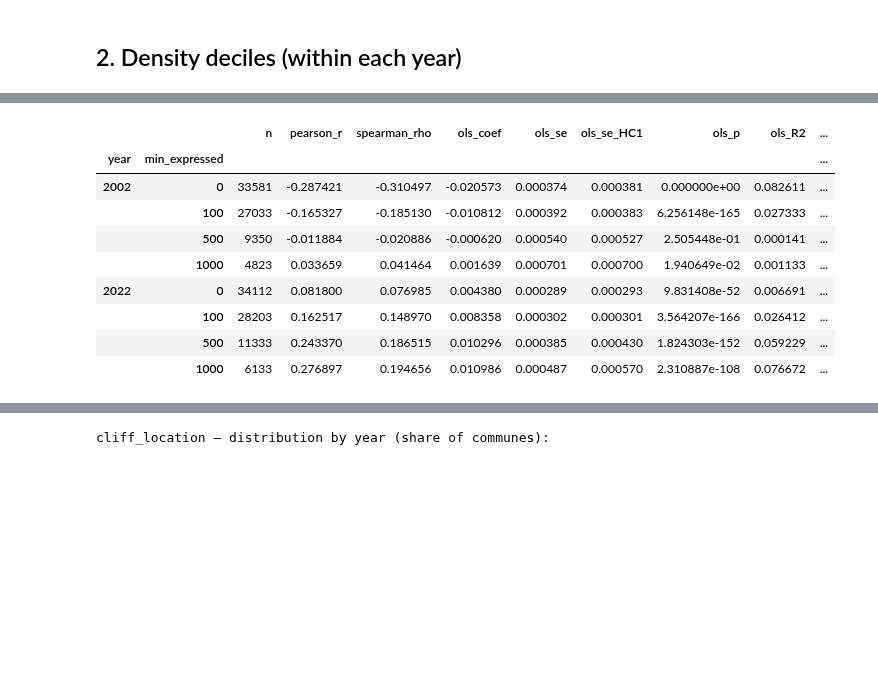
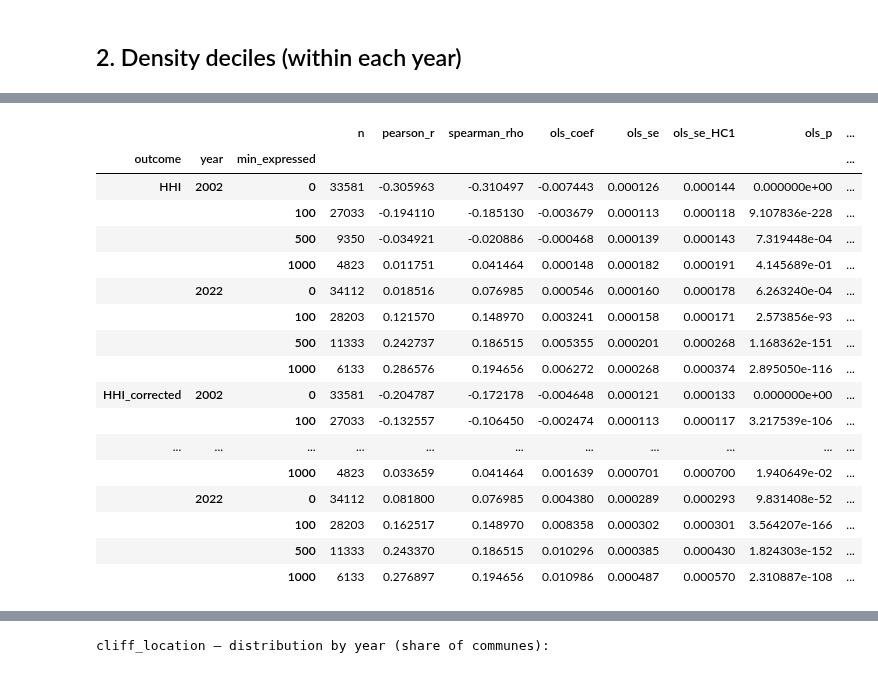
Before and after one commit to clarasalas/strategic-voting-geo-2RS, a Jupyter notebook: notebooks/analysis_communes.ipynb, the cells around one changed output, grey strips where cells are left out. Cells and saved outputs as stored; diff of their text form; code cells hidden in the pictures; blank space fills up the shorter version.

```diff
--- a/notebooks/analysis_communes.ipynb
+++ b/notebooks/analysis_communes.ipynb
@@ -37,7 +54,9 @@ merged.groupby("year").agg(all=("commune_code", "size"), main_sample=("main_samp
 # %%
 for year in YEARS:
     sub = main[main["year"] == year]
-    fig, ax = plt.subplots(figsize=(7, 5))
-    commune_scatter(sub, "CENP", ax, f"{year}: CENP vs log population density (communes, n = {len(sub)})", "CENP")
+    fig, axes = plt.subplots(1, len(OUTCOMES), figsize=(18, 5))
+    for ax, (y, label) in zip(axes, OUTCOMES.items()):
+        d = sub.dropna(subset=[y])
+        commune_scatter(d, y, ax, f"{year}: {label} vs log density (n = {len(d)})", label)
     show_plot(fig)
 # %% [output]
@@ -115,6 +137,9 @@ pd.DataFrame({
 main["density_decile"] = main.groupby("year")["density"].transform(lambda s: pd.qcut(s, 10, labels=False) + 1)
 by_decile = main.groupby(["year", "density_decile"]).agg(
     n_communes=("commune_code", "size"), density_median=("density", "median"),
+    expressed_median=("expressed", "median"),
+    HHI_mean=("HHI", "mean"), HHI_median=("HHI", "median"),
+    HHI_corrected_mean=("HHI_corrected", "mean"), HHI_corrected_median=("HHI_corrected", "median"),
     CENP_mean=("CENP", "mean"), CENP_median=("CENP", "median"),
     cliff_magnitude_mean=("cliff_magnitude", "mean"), cliff_ratio_mean=("cliff_ratio", "mean"),
 )
@@ -141,11 +166,12 @@ by_decile
 # %%
-fig, ax = plt.subplots(figsize=(7, 4.5))
-for year in YEARS:
-    ax.plot(by_decile.loc[year].index, by_decile.loc[year]["CENP_mean"], "o-", label=str(year))
-ax.set_xticks(range(1, 11))
-ax.set_xlabel("Density decile within the election year (1 = least dense)")
-ax.set_ylabel("Mean CENP")
-ax.set_title("Mean CENP by commune density decile")
-ax.legend()
+fig, axes = plt.subplots(1, len(OUTCOMES), figsize=(18, 4.5))
+for ax, (y, label) in zip(axes, OUTCOMES.items()):
+    for year in YEARS:
+        ax.plot(by_decile.loc[year].index, by_decile.loc[year][f"{y}_mean"], "o-", label=str(year))
+    ax.set_xticks(range(1, 11))
+    ax.set_xlabel("Density decile within the election year (1 = least dense)")
+    ax.set_ylabel(f"Mean {label}")
+    ax.set_title(f"Mean {label} by commune density decile")
+    ax.legend()
 show_plot(fig)
 # %% [output]
@@ -158,22 +186,32 @@ votes — none of these cutoffs is "the right one"; the point is to see whether
 # %%
 CUTOFFS = [0, 100, 500, 1000]
 rows = []
-for year in YEARS:
-    for cutoff in CUTOFFS:
-        sub = main[(main["year"] == year) & (main["expressed"] >= cutoff)]
-        rows.append({"year": year, "min_expressed": cutoff, **association_stats(sub, "CENP", weighted=True)})
-robustness = pd.DataFrame(rows).set_index(["year", "min_expressed"])
+for y in OUTCOMES:
+    for year in YEARS:
+        for cutoff in CUTOFFS:
+            sub = main[(main["year"] == year) & (main["expressed"] >= cutoff)]
+            rows.append({"outcome": y, "year": year, "min_expressed": cutoff,
+                         **association_stats(sub, y, weighted=True)})
+robustness = pd.DataFrame(rows).set_index(["outcome", "year", "min_expressed"])
 robustness[["n", "pearson_r", "spearman_rho", "ols_coef", "ols_se", "ols_se_HC1", "ols_p", "ols_R2",
             "wls_coef", "wls_se_HC1", "wls_p_HC1"]]
 # %% [output]
-|  |  | n | pearson_r | spearman_rho | ols_coef | ols_se | ols_se_HC1 | ols_p | ols_R2 | ... |
-| year | min_expressed |  |  |  |  |  |  |  |  | ... |
-| 2002 | 0 | 33581 | -0.287421 | -0.310497 | -0.020573 | 0.000374 | 0.000381 | 0.000000e+00 | 0.082611 | ... |
-|  | 100 | 27033 | -0.165327 | -0.185130 | -0.010812 | 0.000392 | 0.000383 | 6.256148e-165 | 0.027333 | ... |
-|  | 500 | 9350 | -0.011884 | -0.020886 | -0.000620 | 0.000540 | 0.000527 | 2.505448e-01 | 0.000141 | ... |
-|  | 1000 | 4823 | 0.033659 | 0.041464 | 0.001639 | 0.000701 | 0.000700 | 1.940649e-02 | 0.001133 | ... |
-| 2022 | 0 | 34112 | 0.081800 | 0.076985 | 0.004380 | 0.000289 | 0.000293 | 9.831408e-52 | 0.006691 | ... |
-|  | 100 | 28203 | 0.162517 | 0.148970 | 0.008358 | 0.000302 | 0.000301 | 3.564207e-166 | 0.026412 | ... |
-|  | 500 | 11333 | 0.243370 | 0.186515 | 0.010296 | 0.000385 | 0.000430 | 1.824303e-152 | 0.059229 | ... |
-|  | 1000 | 6133 | 0.276897 | 0.194656 | 0.010986 | 0.000487 | 0.000570 | 2.310887e-108 | 0.076672 | ... |
+|  |  |  | n | pearson_r | spearman_rho | ols_coef | ols_se | ols_se_HC1 | ols_p | ... |
+| outcome | year | min_expressed |  |  |  |  |  |  |  | ... |
+| HHI | 2002 | 0 | 33581 | -0.305963 | -0.310497 | -0.007443 | 0.000126 | 0.000144 | 0.000000e+00 | ... |
+|  |  | 100 | 27033 | -0.194110 | -0.185130 | -0.003679 | 0.000113 | 0.000118 | 9.107836e-228 | ... |
+|  |  | 500 | 9350 | -0.034921 | -0.020886 | -0.000468 | 0.000139 | 0.000143 | 7.319448e-04 | ... |
+|  |  | 1000 | 4823 | 0.011751 | 0.041464 | 0.000148 | 0.000182 | 0.000191 | 4.145689e-01 | ... |
+|  | 2022 | 0 | 34112 | 0.018516 | 0.076985 | 0.000546 | 0.000160 | 0.000178 | 6.263240e-04 | ... |
+|  |  | 100 | 28203 | 0.121570 | 0.148970 | 0.003241 | 0.000158 | 0.000171 | 2.573856e-93 | ... |
+|  |  | 500 | 11333 | 0.242737 | 0.186515 | 0.005355 | 0.000201 | 0.000268 | 1.168362e-151 | ... |
+|  |  | 1000 | 6133 | 0.286576 | 0.194656 | 0.006272 | 0.000268 | 0.000374 | 2.895050e-116 | ... |
+| HHI_corrected | 2002 | 0 | 33581 | -0.204787 | -0.172178 | -0.004648 | 0.000121 | 0.000133 | 0.000000e+00 | ... |
+|  |  | 100 | 27033 | -0.132557 | -0.106450 | -0.002474 | 0.000113 | 0.000117 | 3.217539e-106 | ... |
+| ... | ... | ... | ... | ... | ... | ... | ... | ... | ... | ... |
+|  |  | 1000 | 4823 | 0.033659 | 0.041464 | 0.001639 | 0.000701 | 0.000700 | 1.940649e-02 | ... |
+|  | 2022 | 0 | 34112 | 0.081800 | 0.076985 | 0.004380 | 0.000289 | 0.000293 | 9.831408e-52 | ... |
+|  |  | 100 | 28203 | 0.162517 | 0.148970 | 0.008358 | 0.000302 | 0.000301 | 3.564207e-166 | ... |
+|  |  | 500 | 11333 | 0.243370 | 0.186515 | 0.010296 | 0.000385 | 0.000430 | 1.824303e-152 | ... |
+|  |  | 1000 | 6133 | 0.276897 | 0.194656 | 0.010986 | 0.000487 | 0.000570 | 2.310887e-108 | ... |
 # %%
```
Also changed, not shown: parts of 17 cells of this notebook, 21 other files.
